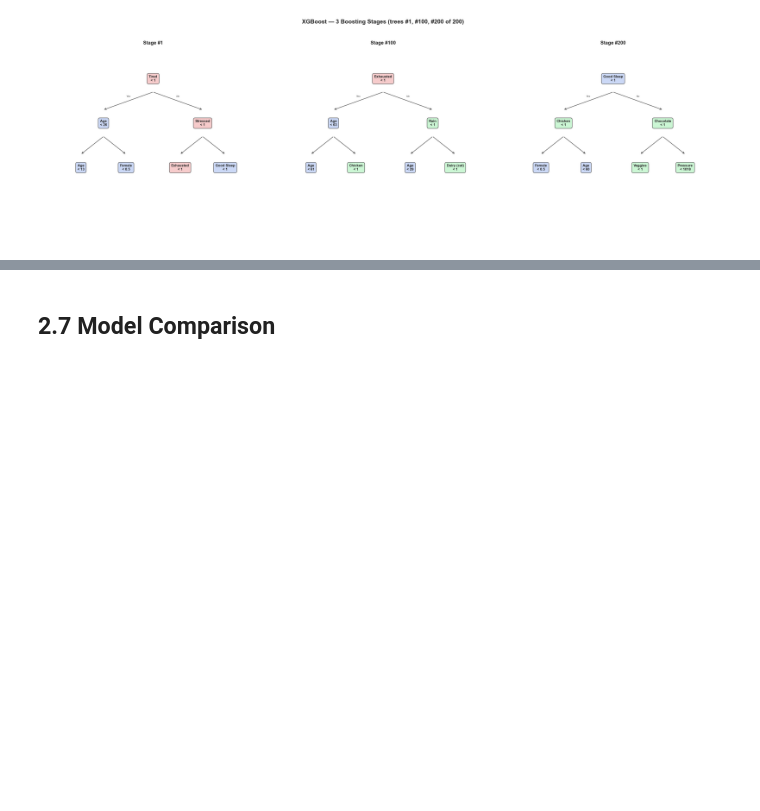
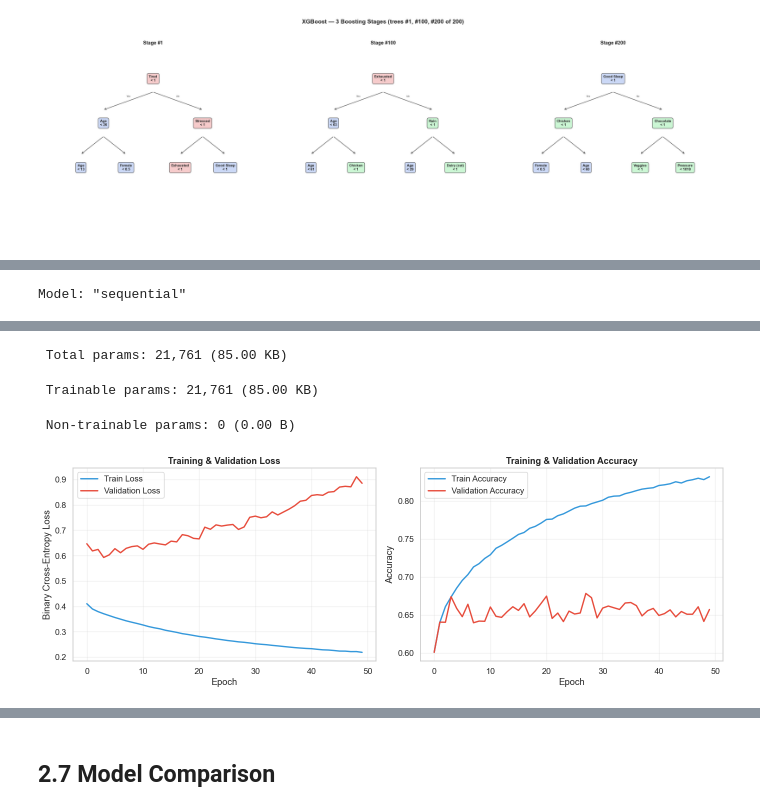
Before and after one commit to hannypoo/msis522-hw1, a Jupyter notebook: notebooks/hw1_analysis.ipynb, the cells around one changed output, grey strips where cells are left out. Drawn from its saved outputs; the diff is of its cells as text; code cells hidden in the pictures; blank space fills up the shorter version.

```diff
--- a/notebooks/hw1_analysis.ipynb
+++ b/notebooks/hw1_analysis.ipynb
@@ -1174,0 +1149,74 @@ weighted avg       0.70      0.72      0.69     31335
+# %%
+# Neural Network — MLP using Keras/TensorFlow
+import tensorflow as tf
+from tensorflow import keras
+from tensorflow.keras import layers
+
+# Build model: Input → 128 (ReLU) → 64 (ReLU) → 1 (Sigmoid)
+model_mlp = keras.Sequential([
+    layers.Input(shape=(X_train_scaled.shape[1],)),
+    layers.Dense(128, activation='relu'),
+    layers.Dense(64, activation='relu'),
+    layers.Dense(1, activation='sigmoid')
+])
+
+model_mlp.compile(
+    optimizer='adam',
+    loss='binary_crossentropy',
+    metrics=['accuracy']
+)
+
+model_mlp.summary()
+
+# Train with validation split
+history = model_mlp.fit(
+    X_train_scaled, y_train.values,
+    epochs=50,
+    batch_size=256,
+    validation_split=0.15,
+    verbose=0,
+    class_weight={0: 1.0, 1: (y_train == 0).sum() / (y_train == 1).sum()}
+)
+
+# Plot training history
+fig, (ax1, ax2) = plt.subplots(1, 2, figsize=(14, 5))
+
+# Loss curve
+ax1.plot(history.history['loss'], label='Train Loss', color='#3498db', linewidth=2)
+ax1.plot(history.history['val_loss'], label='Validation Loss', color='#e74c3c', linewidth=2)
+ax1.set_xlabel('Epoch')
+ax1.set_ylabel('Binary Cross-Entropy Loss')
+ax1.set_title('Training & Validation Loss', fontsize=13, fontweight='bold')
+ax1.legend()
+ax1.grid(True, alpha=0.3)
+
+# Accuracy curve
+ax2.plot(history.history['accuracy'], label='Train Accuracy', color='#3498db', linewidth=2)
+ax2.plot(history.history['val_accuracy'], label='Validation Accuracy', color='#e74c3c', linewidth=2)
+ax2.set_xlabel('Epoch')
+ax2.set_ylabel('Accuracy')
+ax2.set_title('Training & Validation Accuracy', fontsize=13, fontweight='bold')
+ax2.legend()
+ax2.grid(True, alpha=0.3)
+
+plt.tight_layout()
+plt.savefig(FIGURES_DIR / 'mlp_training_history.png', dpi=150, bbox_inches='tight')
+plt.show()
+
+# Evaluate on test set
+y_prob_mlp = model_mlp.predict(X_test_scaled, verbose=0).flatten()
+y_pred_mlp = (y_prob_mlp >= 0.5).astype(int)
+
+print(f'\nTest Set Results:')
+print(classification_report(y_test, y_pred_mlp))
+
+# Save model
+model_mlp.save(MODELS_DIR / 'mlp_keras.keras')
+print('Model saved to models/mlp_keras.keras')
+
+# Save predictions for Streamlit (avoids TensorFlow dependency on Cloud)
+np.save(DATA_DIR / 'mlp_predictions.npy', y_pred_mlp)
+np.save(DATA_DIR / 'mlp_probabilities.npy', y_prob_mlp)
+print('MLP predictions saved to data/')
+# %% [output]
+Model: "sequential"
@@ -1174,0 +1232,4 @@ weighted avg       0.70      0.72      0.69     31335
+ Total params: 21,761 (85.00 KB)
+ Trainable params: 21,761 (85.00 KB)
+ Non-trainable params: 0 (0.00 B)
+[figure, added]
```
Also changed, not shown: parts of 8 cells of this notebook, 11 other files.
